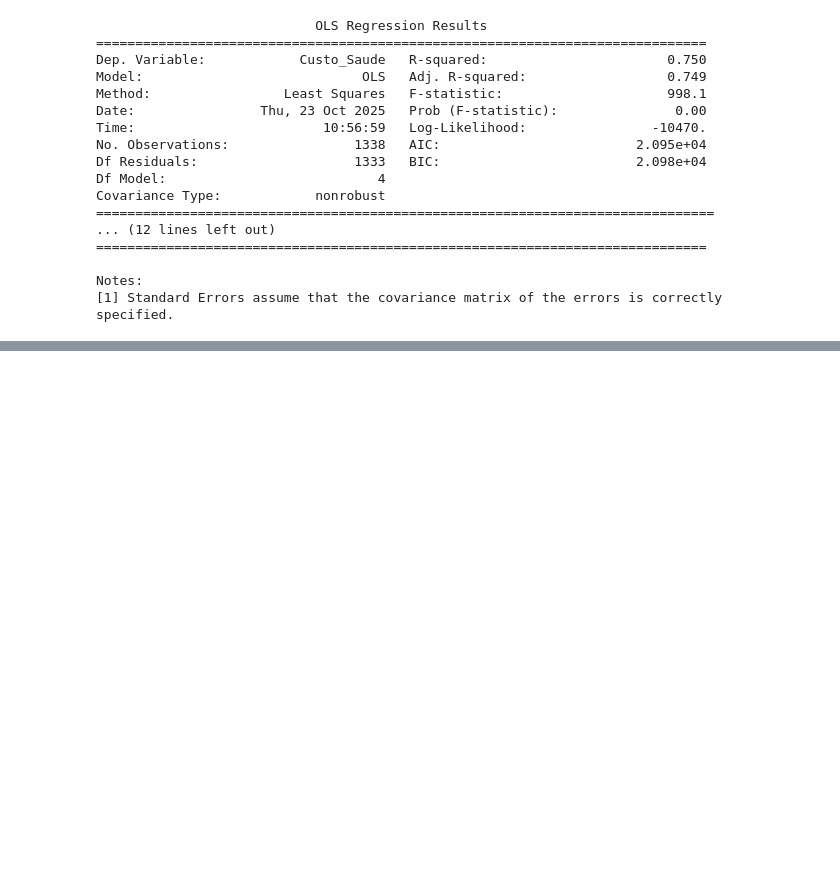
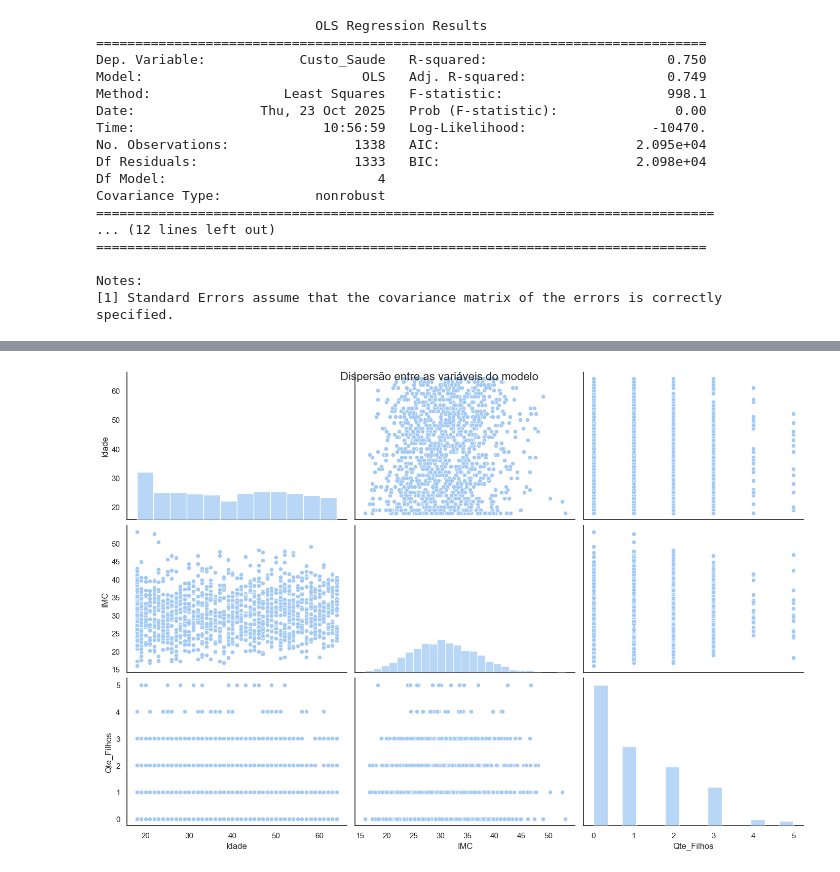
Before and after one commit to pauloivicentin/projeto_healthy_analytics, a Jupyter notebook: notebooks/analises_do_projeto.ipynb, the cells around one changed output, grey strips where cells are left out. Cells and saved outputs as stored; diff of their text form; code cells hidden in the pictures; blank space fills up the shorter version.

```diff
--- a/notebooks/analises_do_projeto.ipynb
+++ b/notebooks/analises_do_projeto.ipynb
@@ -839,0 +856,7 @@ Notes:
+# %%
+g = sns.pairplot(df_modelagem[['Idade', 'IMC', 'Qte_Filhos']])
+g.figure.set_size_inches(15, 10)
+g.figure.suptitle('Dispersão entre as variáveis do modelo', fontsize=16)
+plt.show()
+# %% [output]
+[figure, added]
```
Also changed, not shown: parts of 2 cells of this notebook.
